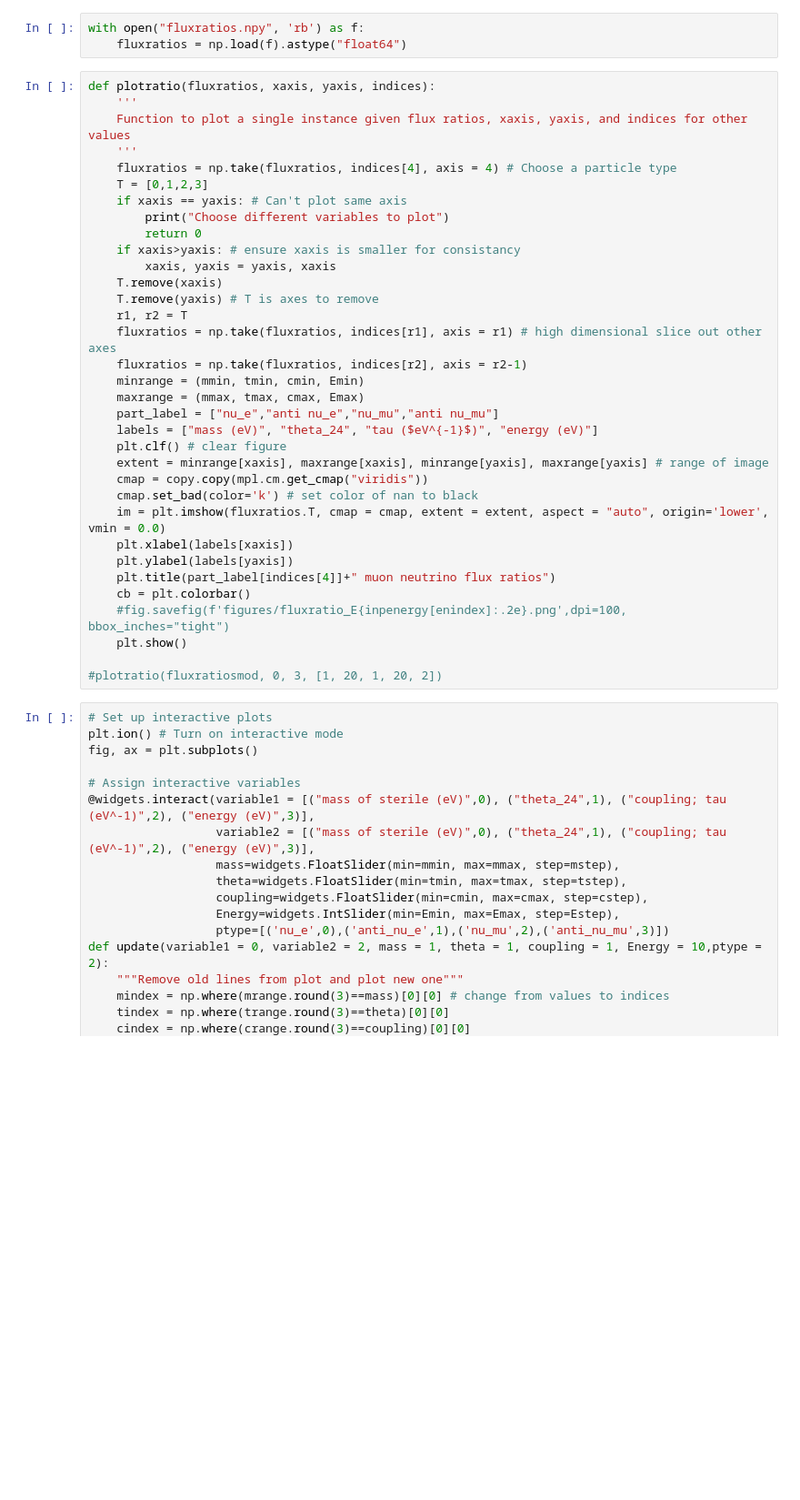
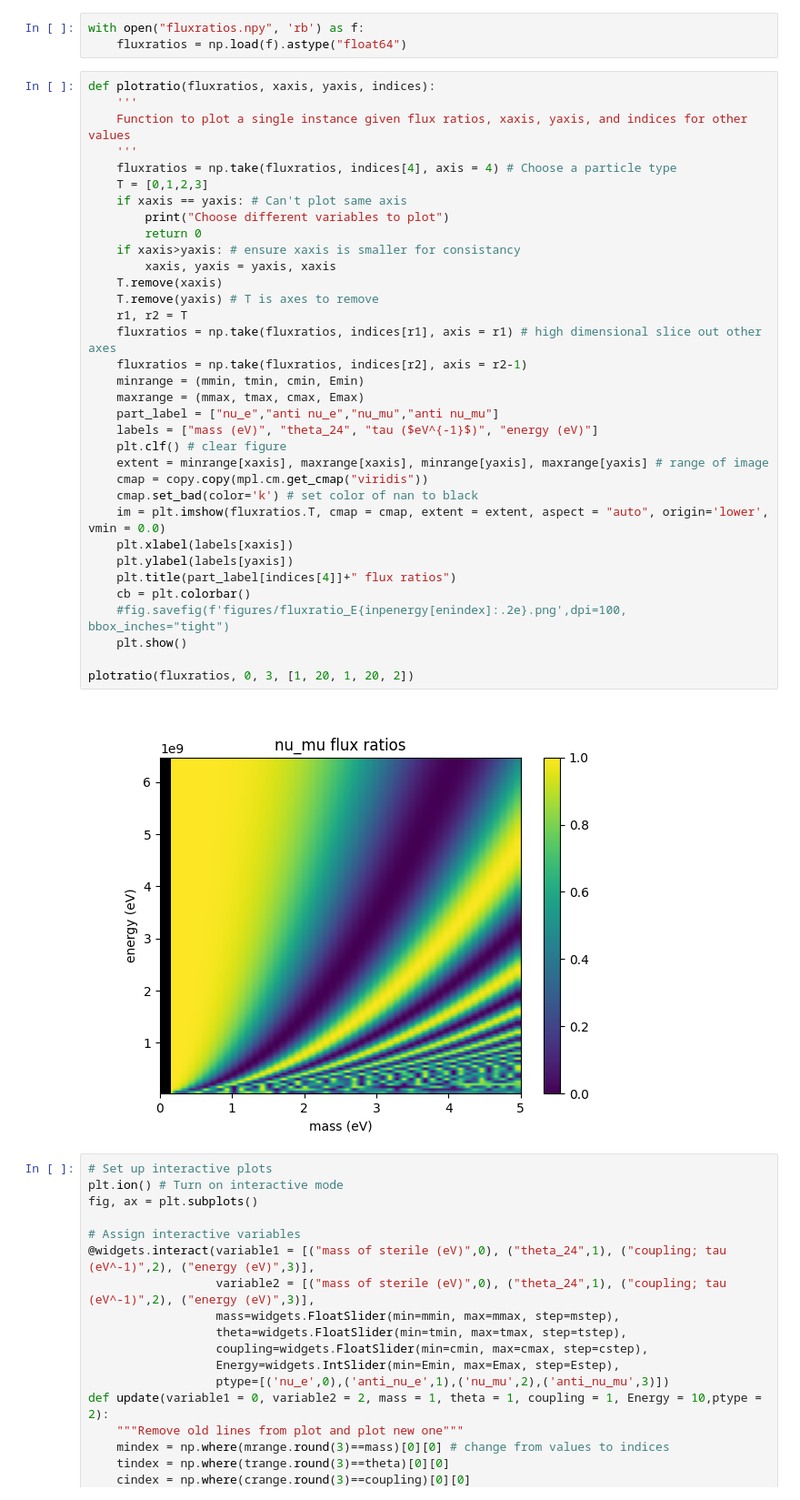
Before and after one commit to OmarAlterkait/nuSQUIDSDecay, a Jupyter notebook: InteractivePlot.ipynb, the cells around one changed output. Shown: that part at 91% size. Drawn from its saved outputs; the diff is of its cells as text; blank space fills up the shorter version.

```diff
--- a/InteractivePlot.ipynb
+++ b/InteractivePlot.ipynb
@@ -35,35 +35,37 @@ def plotratio(fluxratios, xaxis, yaxis, indices):
     '''
     Function to plot a single instance given flux ratios, xaxis, yaxis, and indices for other values
     '''
     fluxratios = np.take(fluxratios, indices[4], axis = 4) # Choose a particle type
     T = [0,1,2,3]
     if xaxis == yaxis: # Can't plot same axis
         print("Choose different variables to plot")
         return 0
     if xaxis>yaxis: # ensure xaxis is smaller for consistancy
         xaxis, yaxis = yaxis, xaxis
     T.remove(xaxis)
     T.remove(yaxis) # T is axes to remove
     r1, r2 = T
     fluxratios = np.take(fluxratios, indices[r1], axis = r1) # high dimensional slice out other axes
     fluxratios = np.take(fluxratios, indices[r2], axis = r2-1)
     minrange = (mmin, tmin, cmin, Emin)
     maxrange = (mmax, tmax, cmax, Emax)
     part_label = ["nu_e","anti nu_e","nu_mu","anti nu_mu"]
     labels = ["mass (eV)", "theta_24", "tau ($eV^{-1}$)", "energy (eV)"]
     plt.clf() # clear figure
     extent = minrange[xaxis], maxrange[xaxis], minrange[yaxis], maxrange[yaxis] # range of image
     cmap = copy.copy(mpl.cm.get_cmap("viridis"))
     cmap.set_bad(color='k') # set color of nan to black
     im = plt.imshow(fluxratios.T, cmap = cmap, extent = extent, aspect = "auto", origin='lower', vmin = 0.0)
     plt.xlabel(labels[xaxis])
     plt.ylabel(labels[yaxis])
-    plt.title(part_label[indices[4]]+" muon neutrino flux ratios")
+    plt.title(part_label[indices[4]]+" flux ratios")
     cb = plt.colorbar()
     #fig.savefig(f'figures/fluxratio_E{inpenergy[enindex]:.2e}.png',dpi=100, bbox_inches="tight")
     plt.show()
 
-#plotratio(fluxratiosmod, 0, 3, [1, 20, 1, 20, 2])
+plotratio(fluxratios, 0, 3, [1, 20, 1, 20, 2])
+# %% [output]
+[figure, added]
 # %%
 # Set up interactive plots
 plt.ion() # Turn on interactive mode
```
Also changed, not shown: 1 other file.
